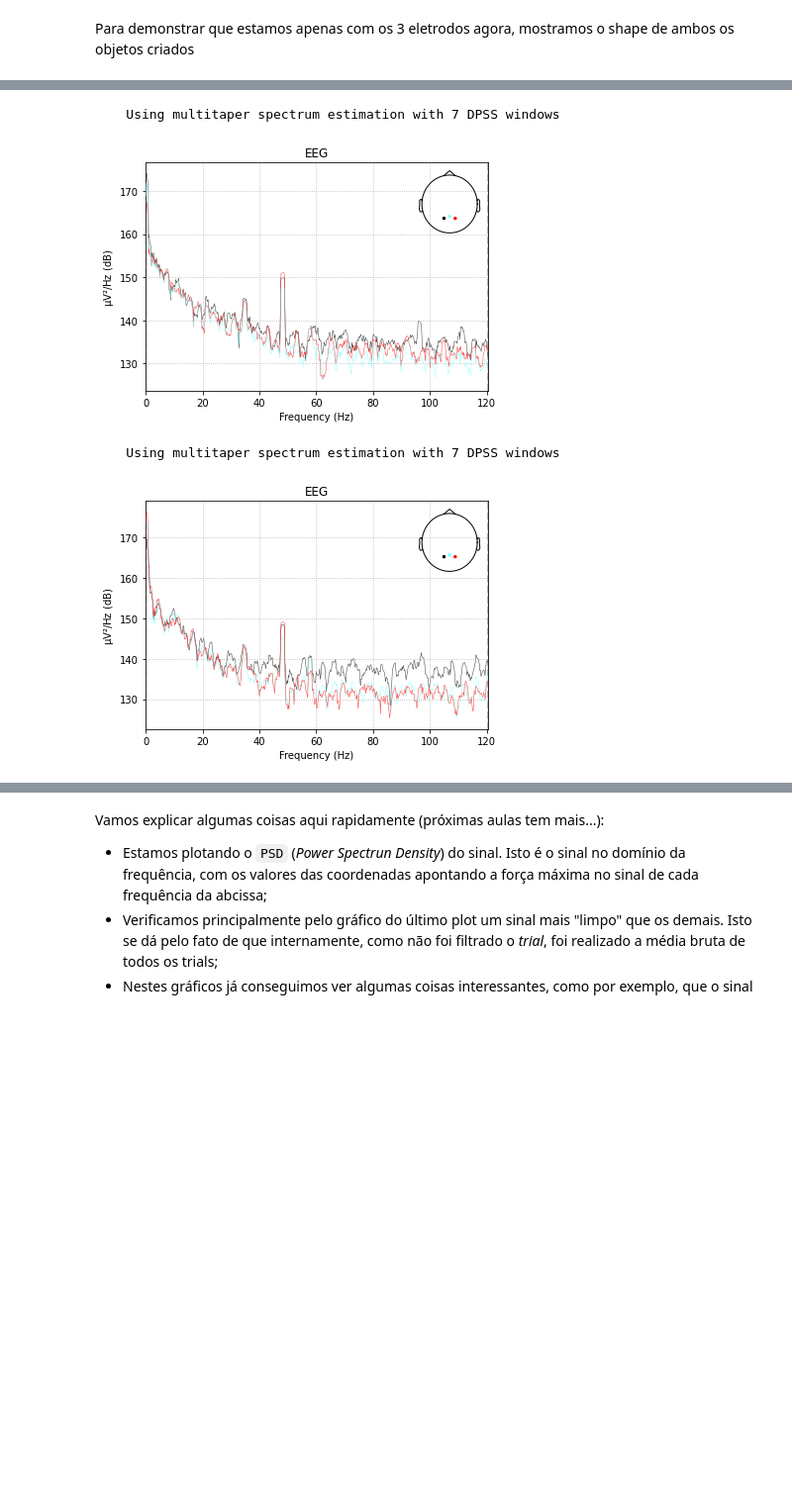
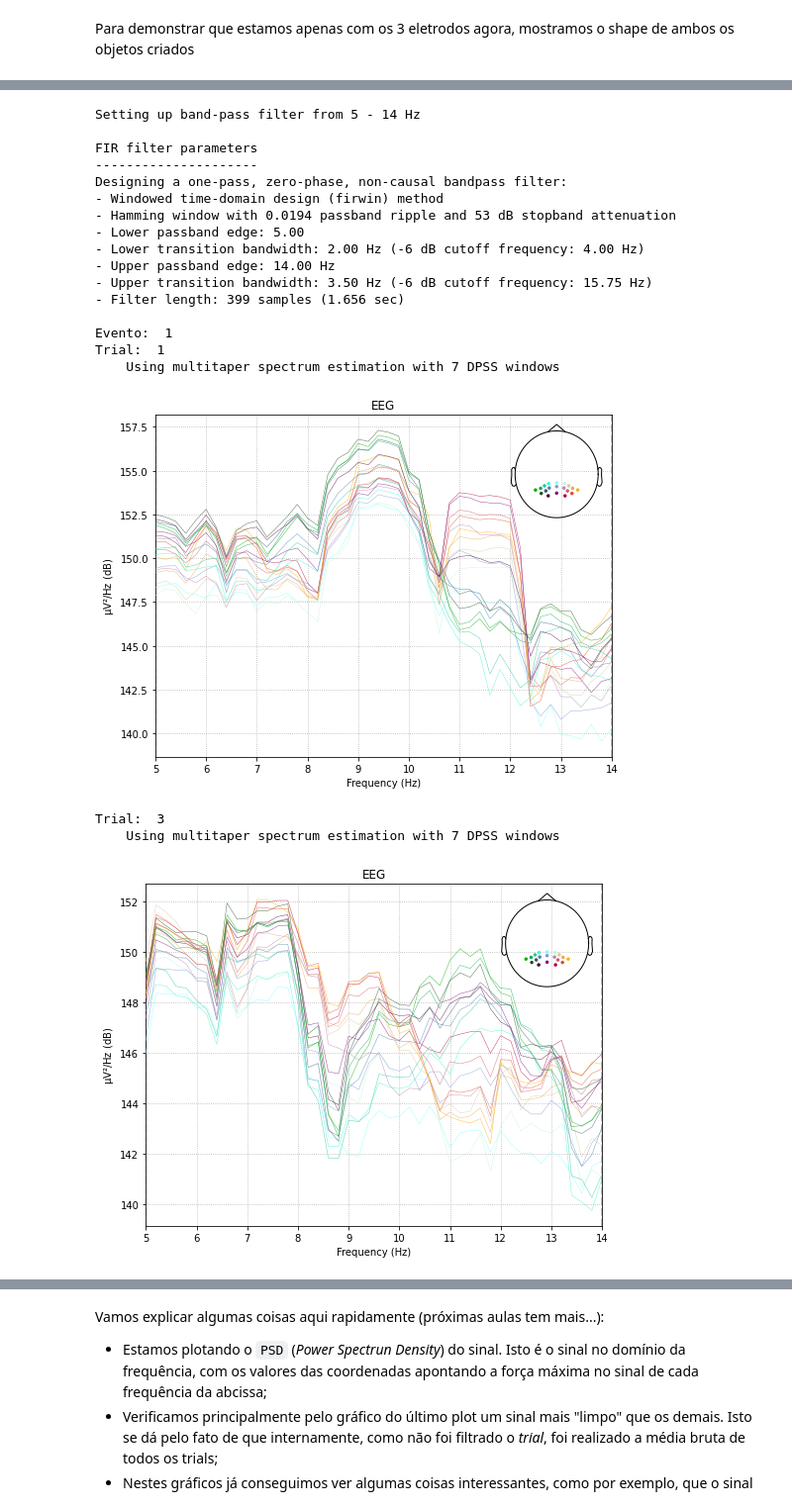
Before and after one commit to LDeolindo/RP360, a Jupyter notebook: processing/src/mne_obj.ipynb, the cells around one changed output, grey strips where cells are left out. Shown at 99% size. Saved outputs shown, nothing was run; the diff lists cells and outputs as text; code cells hidden in the pictures; blank space fills up the shorter version.

```diff
--- a/processing/src/mne_obj.ipynb
+++ b/processing/src/mne_obj.ipynb
@@ -128,7 +128,8 @@ Com o objeto MNE criado, podemos realizar algumas operações iniciais de demons
 
 A primeira coisa que faremos é filtrar alguns eletrodos de maior interesse (p/ experimentos SSVEP) e visualizar alguns plots básicos...
 # %%
-# Filtrando apenas dados dos eletrodos O1, Oz e O2
-epoch_ex = epoch.copy().pick_channels(['E116', 'E126', 'E150'])
+# Filtrando apenas dados dos eletrodos (O1, Oz e O2), (P7-P7-P8) e (PO7-POz-PO8)
+epoch_ex = epoch.copy().pick_channels(['E116', 'E126', 'E150', 'E96', 'E97', 'E98', 'E99', 'E101', 'E141',
+                                       'E152', 'E161', 'E170', 'E107', 'E108', 'E109', 'E119', 'E140', 'E151', 'E160'])
 epoch_ex
 # %% [output]
@@ -149,17 +150,40 @@ print(epoch_ex.get_data().shape)
 # %%
-matplotlib.rcParams['figure.figsize'] = [6., 4.]
+matplotlib.rcParams['figure.figsize'] = [8., 6.]
 
-# escolhendo (filtrando) somente o evento '1'
-e = '1'
-# selecionando alguns trials aleatórios (3, 9 e 11)
-for i in (3, 9, 11):
-    epoch_ex[e][-i].plot_psd()
-# mostrando todos os trials do evento '1'
-matplotlib.rcParams['figure.figsize'] = [12., 8.]
-epoch_ex[e].plot_psd()
+# Limitando as frequências
+fmin = 5.0
+fmax = 14.0
+# filtro
+epoch_ex.filter(l_freq=fmin, h_freq=fmax)
+# filtrando os eventos
+for e in ('1', '2', '3', '4', '5'):
+    print("Evento: ", e)
+    # selecionando os trials (1, 3, 9 e 11)
+    for i in (1, 3, 9, 11):
+        print("Trial: ", i)
+        epoch_ex[e][-i].plot_psd(fmin=fmin, fmax=fmax)
+    # mostrando todos os trials dos eventos
+    matplotlib.rcParams['figure.figsize'] = [10., 6.]
+    epoch_ex[e].plot_psd(fmin=fmin,fmax=fmax)
 print()
 # %% [output]
+Setting up band-pass filter from 5 - 14 Hz
+
+FIR filter parameters
+---------------------
+Designing a one-pass, zero-phase, non-causal bandpass filter:
+- Windowed time-domain design (firwin) method
+- Hamming window with 0.0194 passband ripple and 53 dB stopband attenuation
+- Lower passband edge: 5.00
+- Lower transition bandwidth: 2.00 Hz (-6 dB cutoff frequency: 4.00 Hz)
+- Upper passband edge: 14.00 Hz
+- Upper transition bandwidth: 3.50 Hz (-6 dB cutoff frequency: 15.75 Hz)
+- Filter length: 399 samples (1.656 sec)
+
+Evento:  1
+Trial:  1
     Using multitaper spectrum estimation with 7 DPSS windows
-[figure, old version]
+[figure, new version]
+Trial:  3
     Using multitaper spectrum estimation with 7 DPSS windows
-[figure, old version]
+[figure, new version]
```
Also changed, not shown: parts of 3 cells of this notebook.
